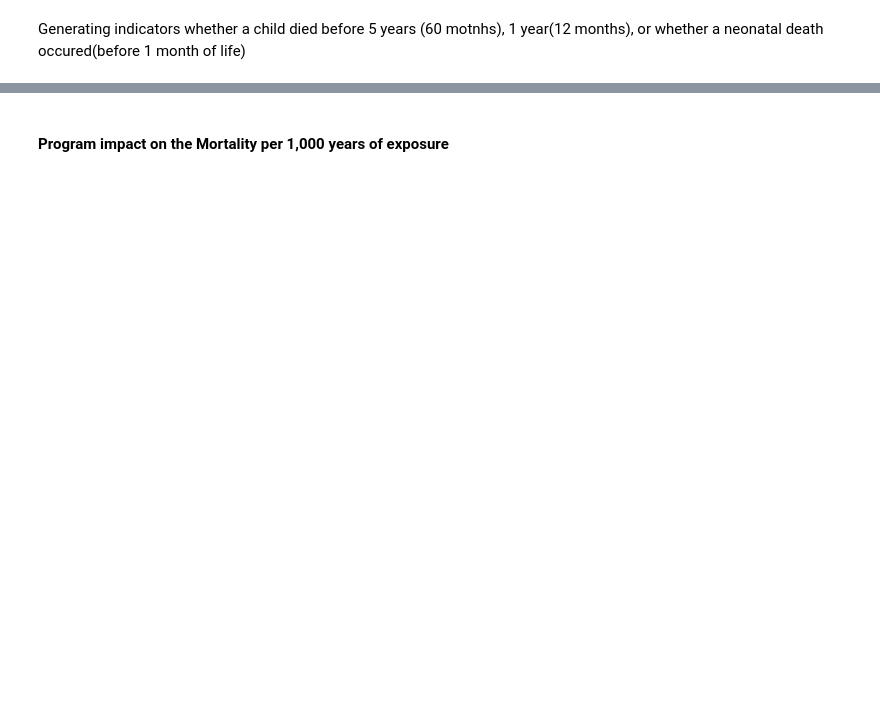
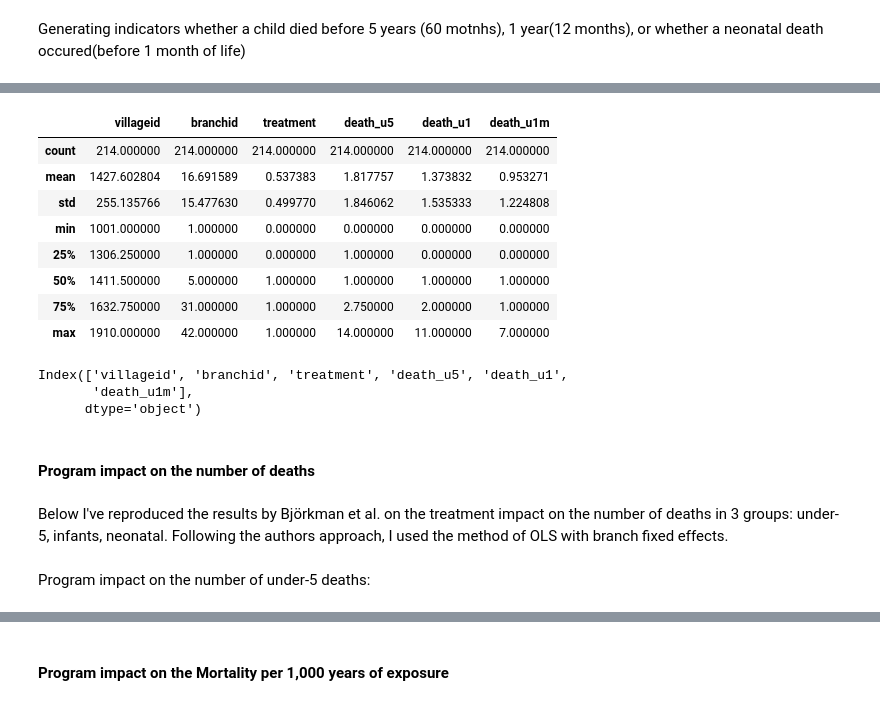
Before and after one commit to madinajapakhova/Project-replication, a Jupyter notebook: MJapakhova project(replication).ipynb, the cells around one changed output, grey strips where cells are left out. Saved outputs shown, nothing was run; the diff lists cells and outputs as text; code cells hidden in the pictures; blank space fills up the shorter version.

```diff
--- a/MJapakhova project(replication).ipynb
+++ b/MJapakhova project(replication).ipynb
@@ -394,0 +153,8 @@ KeyError: "['villageid'] not in index"
+# %%
+df_new['death_u5'] = np.where((df_new['died']==1) & (df_new['aad']<60), 1, 0)
+df_new['death_u1'] = np.where((df_new['died']==1) & (df_new['aad']<12), 1, 0)
+df_new['death_u1m'] = np.where((df_new['died'] == 1) & (df_new['aad']<1), 1,0)
+# %%
+df_new = df_new.groupby(['villageid', 'branchid', 'treatment'], as_index = True)[['death_u5',
+'death_u1','death_u1m']].sum().reset_index()
+df_new.count()
@@ -394,0 +169,25 @@ KeyError: "['villageid'] not in index"
+# %%
+df_new.describe()
+# %% [output]
+|  | villageid | branchid | treatment | death_u5 | death_u1 | death_u1m |
+| count | 214.000000 | 214.000000 | 214.000000 | 214.000000 | 214.000000 | 214.000000 |
+| mean | 1427.602804 | 16.691589 | 0.537383 | 1.817757 | 1.373832 | 0.953271 |
+| std | 255.135766 | 15.477630 | 0.499770 | 1.846062 | 1.535333 | 1.224808 |
+| min | 1001.000000 | 1.000000 | 0.000000 | 0.000000 | 0.000000 | 0.000000 |
+| 25% | 1306.250000 | 1.000000 | 0.000000 | 1.000000 | 0.000000 | 0.000000 |
+| 50% | 1411.500000 | 5.000000 | 1.000000 | 1.000000 | 1.000000 | 1.000000 |
+| 75% | 1632.750000 | 31.000000 | 1.000000 | 2.750000 | 2.000000 | 1.000000 |
+| max | 1910.000000 | 42.000000 | 1.000000 | 14.000000 | 11.000000 | 7.000000 |
+# %%
+print(df_new.columns)
+df_new = df_new.set_index(['branchid', 'villageid'], drop = False)
+# %% [output]
+Index(['villageid', 'branchid', 'treatment', 'death_u5', 'death_u1',
+       'death_u1m'],
+      dtype='object')
+# %% [markdown]
+#### Program impact on the number of deaths
+# %% [markdown]
+Below I've reproduced the results by Björkman et al. on the treatment impact on the number of deaths in 3 groups: under-5, infants, neonatal. Following the authors approach, I used the method of OLS with branch fixed effects.
+# %% [markdown]
+Program impact on the number of under-5 deaths:
```
Also changed, not shown: parts of 47 cells of this notebook.
